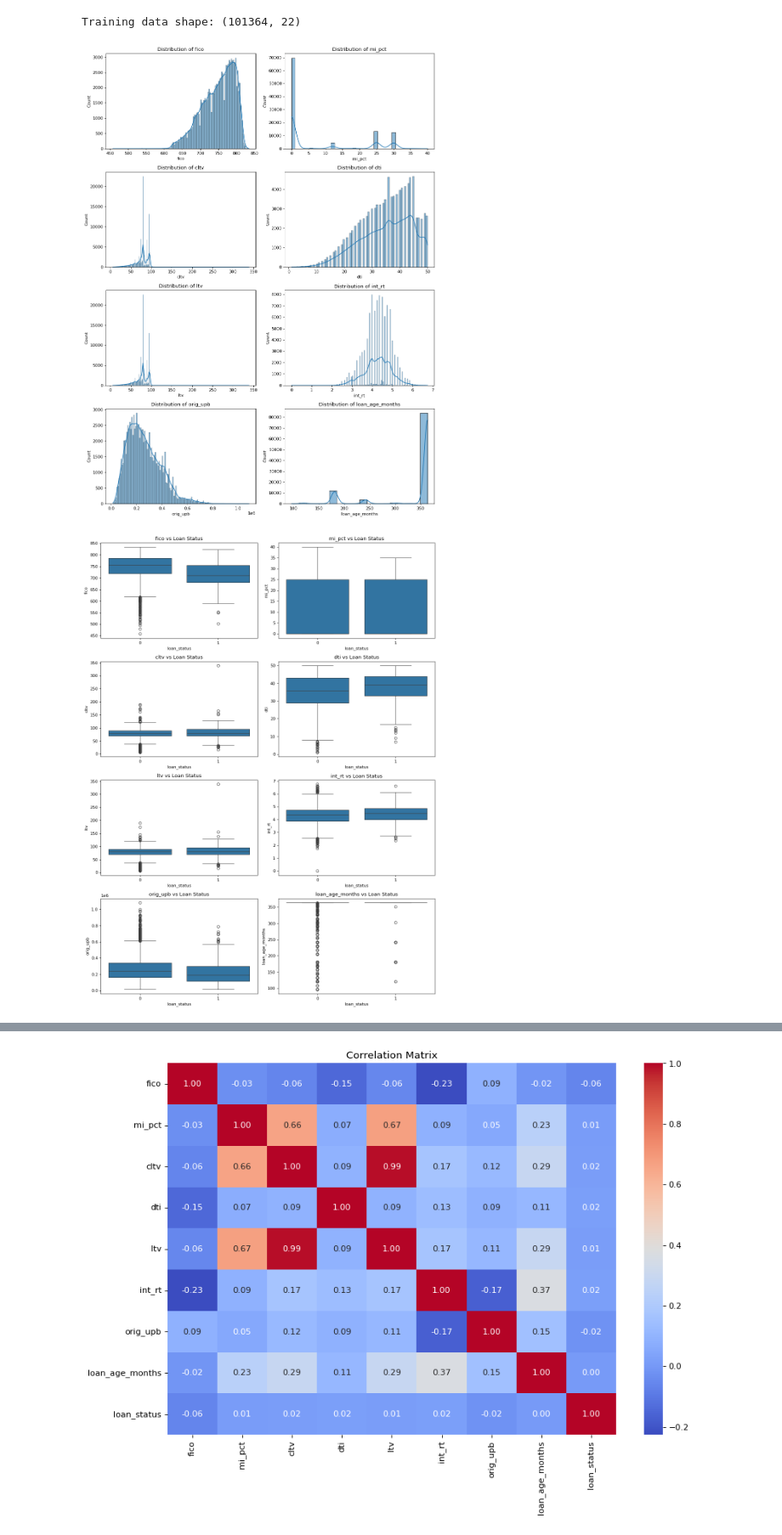
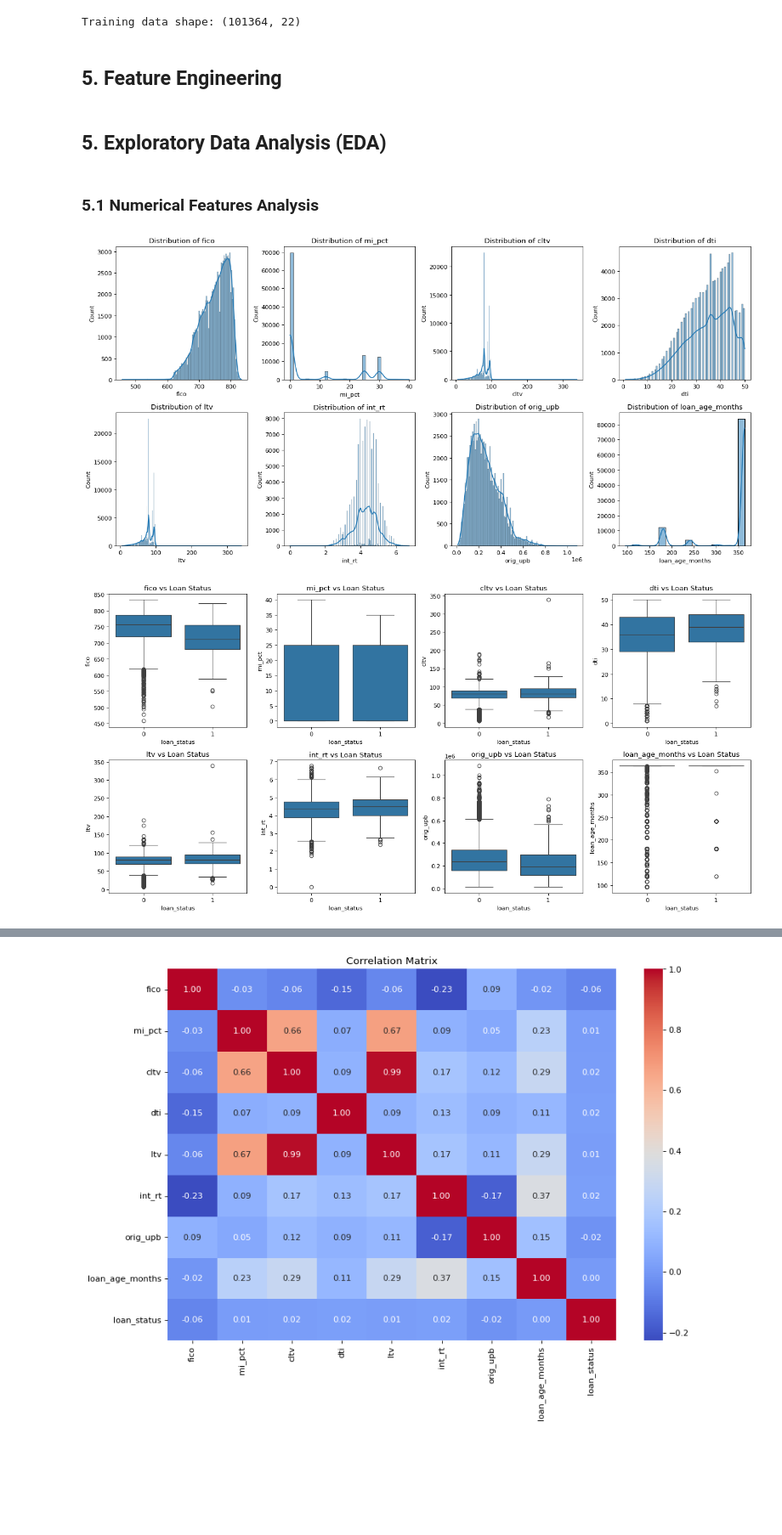
Before and after one commit to AwuoeZYC/Project_2, a Jupyter notebook: project2.ipynb, the cells around one changed output, grey strips where cells are left out. Shown: that part at 85% size. Cells and saved outputs as stored; diff of their text form; code cells hidden in the pictures; blank space fills up the shorter version.

```diff
--- a/project2.ipynb
+++ b/project2.ipynb
@@ -220,2 +212,4 @@ print("\nTraining data shape:", train_df.shape)
 # %% [output]
 Training data shape: (101364, 22)
+# %% [markdown]
+## 5. Feature Engineering
@@ -222,24 +235,26 @@ Training data shape: (101364, 22)
+# %% [markdown]
+## 5. Exploratory Data Analysis (EDA)
+# %% [markdown]
+### 5.1 Numerical Features Analysis
 # %%
-# ## 5. Exploratory Data Analysis (EDA)
-
-# ### 5.2 Numerical Features Analysis
 num_cols = ['fico', 'mi_pct', 'cltv', 'dti', 'ltv', 'int_rt', 'orig_upb', 'loan_age_months']
 
 # Distributions
-fig, axes = plt.subplots(4, 2, figsize=(12, 16))
+fig, axes = plt.subplots(2, 4, figsize=(16, 8))
 for i, col in enumerate(num_cols):
-    sns.histplot(train_df[col], ax=axes[i//2, i%2], kde=True)
-    axes[i//2, i%2].set_title(f'Distribution of {col}')
+    sns.histplot(train_df[col], ax=axes[i//4, i%4], kde=True)
+    axes[i//4, i%4].set_title(f'Distribution of {col}')
 plt.tight_layout()
 plt.show()
 
+
 # Relationships with Target
-fig, axes = plt.subplots(4, 2, figsize=(12, 16))
+fig, axes = plt.subplots(2, 4, figsize=(16, 8))
 for i, col in enumerate(num_cols):
-    sns.boxplot(x='loan_status', y=col, data=train_df, ax=axes[i//2, i%2])
-    axes[i//2, i%2].set_title(f'{col} vs Loan Status')
+    sns.boxplot(x='loan_status', y=col, data=train_df, ax=axes[i//4, i%4])
+    axes[i//4, i%4].set_title(f'{col} vs Loan Status')
 plt.tight_layout()
 plt.show()
 # %% [output]
-[figure, old version]
+[figure, new version]
-[figure, old version]
+[figure, new version]
```
Also changed, not shown: parts of 22 cells of this notebook.
